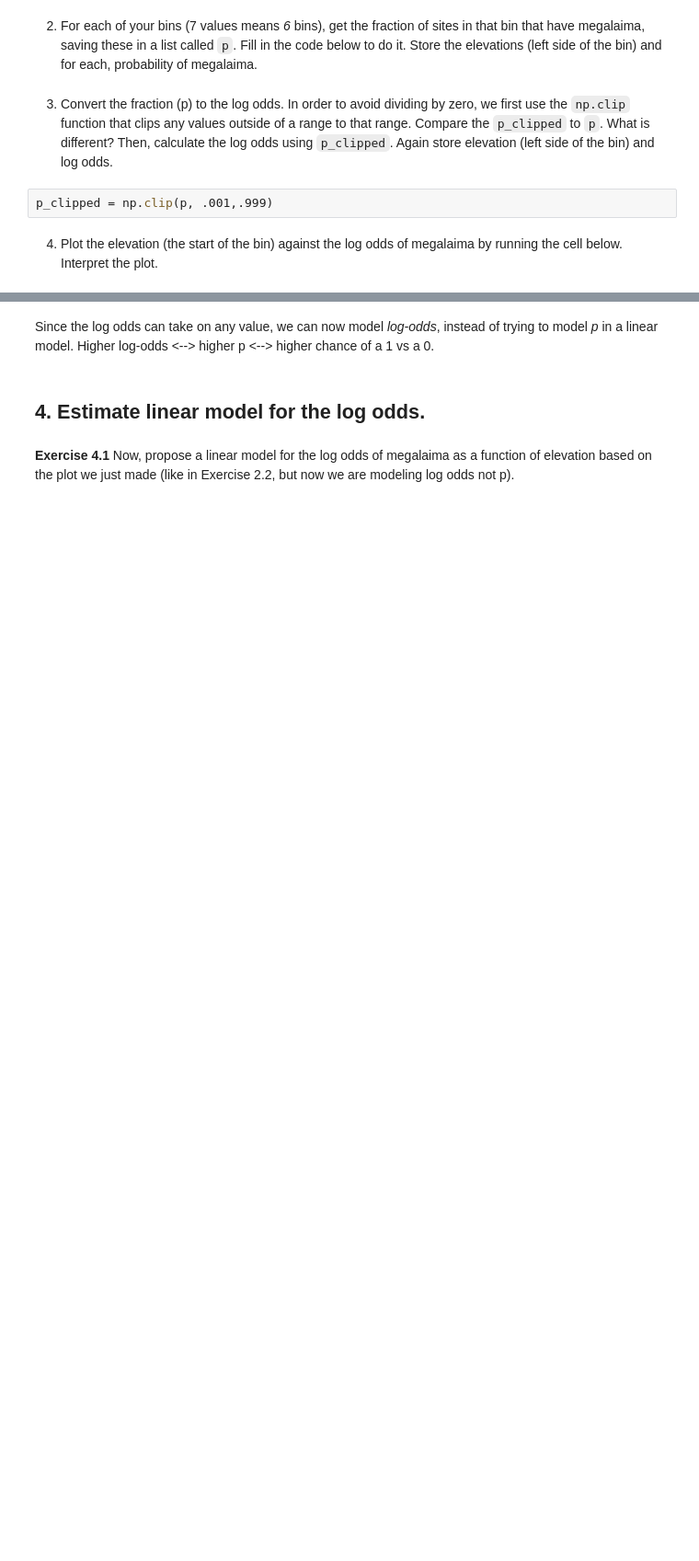
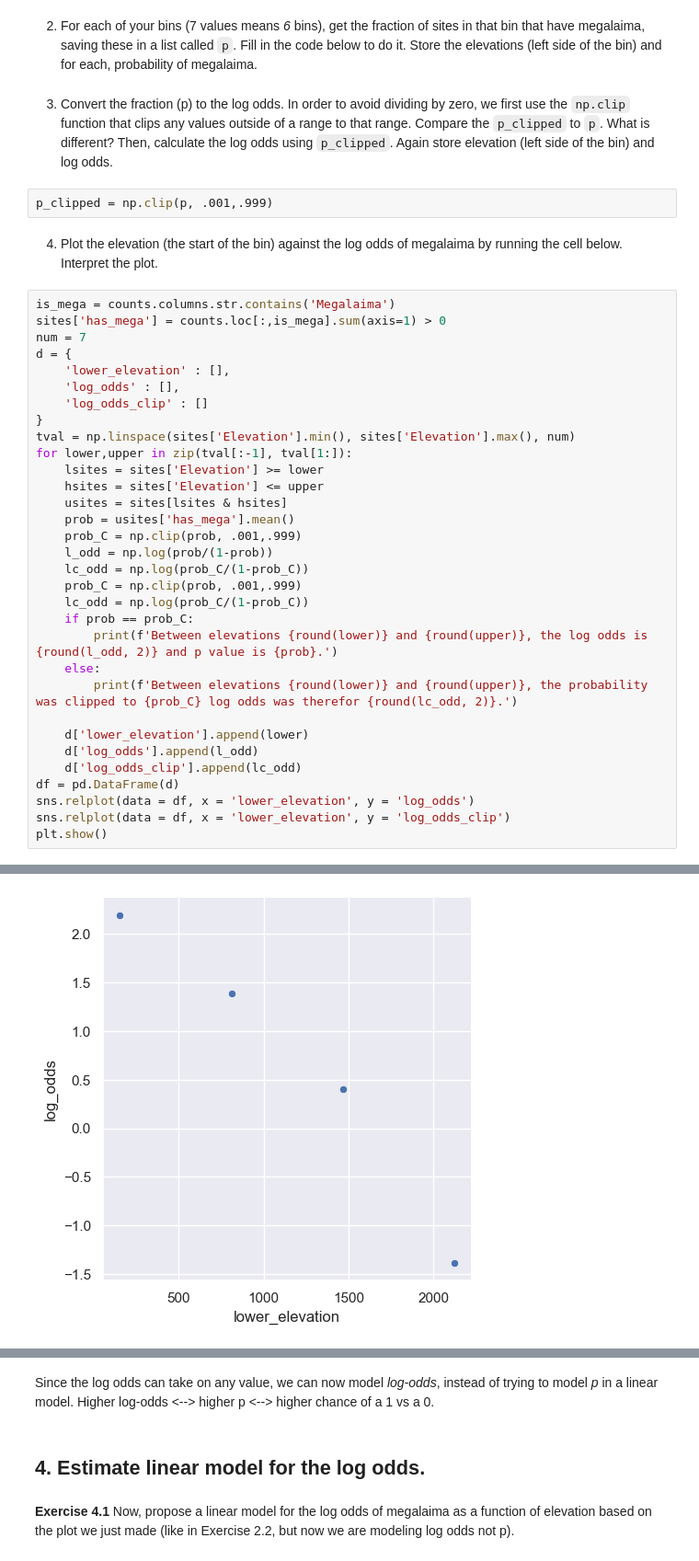
Before and after one commit to sam-delap/ds4bio, a Jupyter notebook: InClass/21_Nov30_logistic_regression.ipynb, the cells around one changed output, grey strips where cells are left out. Shown at 92% size. Drawn from its saved outputs; the diff is of its cells as text; blank space fills up the shorter version.

```diff
--- a/InClass/21_Nov30_logistic_regression.ipynb
+++ b/InClass/21_Nov30_logistic_regression.ipynb
@@ -124,3 +126,36 @@ print(log_odds(0.01))
 p_clipped = np.clip(p, .001,.999)
 # %% [markdown]
 4. Plot the elevation (the start of the bin) against the log odds of megalaima by running the cell below. Interpret the plot.
+# %%
+is_mega = counts.columns.str.contains('Megalaima')
+sites['has_mega'] = counts.loc[:,is_mega].sum(axis=1) > 0
+num = 7
+d = {
+    'lower_elevation' : [],
+    'log_odds' : [],
+    'log_odds_clip' : []
+}
+tval = np.linspace(sites['Elevation'].min(), sites['Elevation'].max(), num)
+for lower,upper in zip(tval[:-1], tval[1:]):
+    lsites = sites['Elevation'] >= lower
+    hsites = sites['Elevation'] <= upper
+    usites = sites[lsites & hsites]
+    prob = usites['has_mega'].mean()
+    prob_C = np.clip(prob, .001,.999)
+    l_odd = np.log(prob/(1-prob))
+    lc_odd = np.log(prob_C/(1-prob_C))
+    prob_C = np.clip(prob, .001,.999)
+    lc_odd = np.log(prob_C/(1-prob_C))
+    if prob == prob_C:
+        print(f'Between elevations {round(lower)} and {round(upper)}, the log odds is {round(l_odd, 2)} and p value is {prob}.')
+    else:
+        print(f'Between elevations {round(lower)} and {round(upper)}, the probability was clipped to {prob_C} log odds was therefor {round(lc_odd, 2)}.')
+
+    d['lower_elevation'].append(lower)
+    d['log_odds'].append(l_odd)
+    d['log_odds_clip'].append(lc_odd)
+df = pd.DataFrame(d)
+sns.relplot(data = df, x = 'lower_elevation', y = 'log_odds')
+sns.relplot(data = df, x = 'lower_elevation', y = 'log_odds_clip')
+plt.show()
+# %% [output]
@@ -126,0 +168 @@ p_clipped = np.clip(p, .001,.999)
+[figure, added]
```
Also changed, not shown: parts of 6 cells of this notebook.
